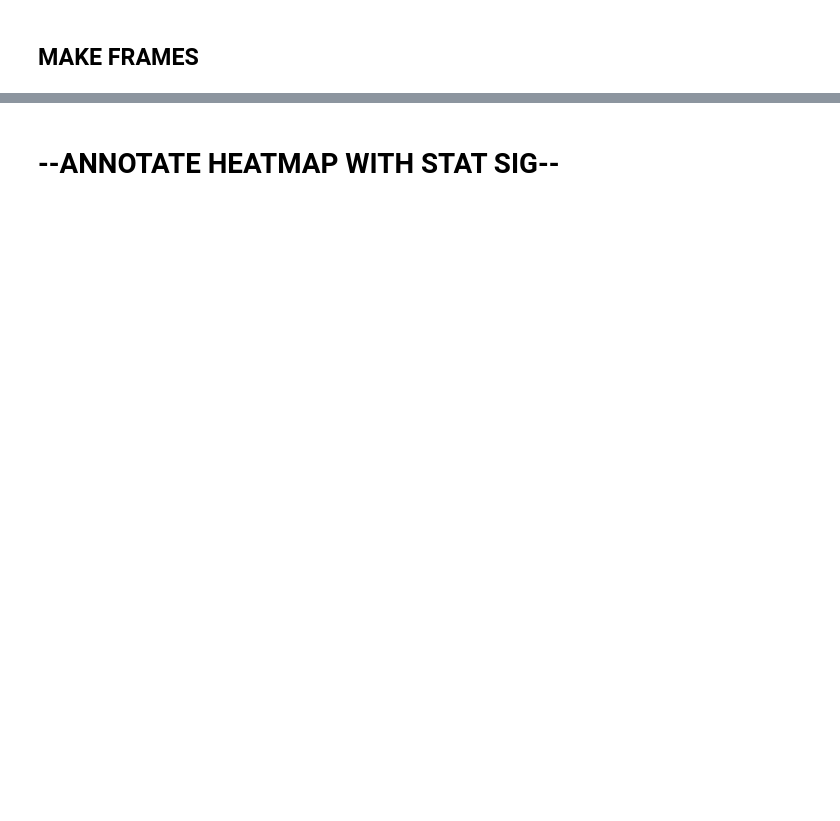
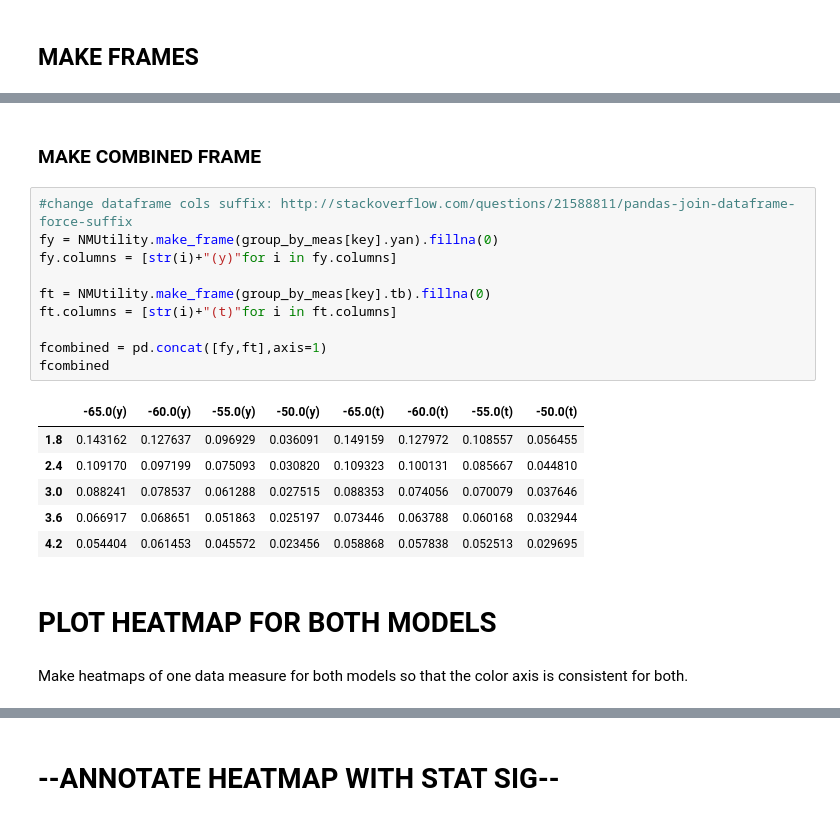
Before and after one commit to mfinemorris/NMProject, a Jupyter notebook: IPYNB/HeatMaps.ipynb, the cells around one changed output, grey strips where cells are left out. Saved outputs shown, nothing was run; the diff lists cells and outputs as text; blank space fills up the shorter version.

```diff
--- a/IPYNB/HeatMaps.ipynb
+++ b/IPYNB/HeatMaps.ipynb
@@ -183,0 +224,23 @@ frame_y_2
+# %% [markdown]
+### MAKE COMBINED FRAME
+# %%
+#change dataframe cols suffix: http://stackoverflow.com/questions/21588811/pandas-join-dataframe-force-suffix
+fy = NMUtility.make_frame(group_by_meas[key].yan).fillna(0)
+fy.columns = [str(i)+"(y)"for i in fy.columns]
+
+ft = NMUtility.make_frame(group_by_meas[key].tb).fillna(0)
+ft.columns = [str(i)+"(t)"for i in ft.columns]
+
+fcombined = pd.concat([fy,ft],axis=1)
+fcombined
+# %% [output]
+|  | -65.0(y) | -60.0(y) | -55.0(y) | -50.0(y) | -65.0(t) | -60.0(t) | -55.0(t) | -50.0(t) |
+| 1.8 | 0.143162 | 0.127637 | 0.096929 | 0.036091 | 0.149159 | 0.127972 | 0.108557 | 0.056455 |
+| 2.4 | 0.109170 | 0.097199 | 0.075093 | 0.030820 | 0.109323 | 0.100131 | 0.085667 | 0.044810 |
+| 3.0 | 0.088241 | 0.078537 | 0.061288 | 0.027515 | 0.088353 | 0.074056 | 0.070079 | 0.037646 |
+| 3.6 | 0.066917 | 0.068651 | 0.051863 | 0.025197 | 0.073446 | 0.063788 | 0.060168 | 0.032944 |
+| 4.2 | 0.054404 | 0.061453 | 0.045572 | 0.023456 | 0.058868 | 0.057838 | 0.052513 | 0.029695 |
+# %% [markdown]
+# PLOT HEATMAP FOR BOTH MODELS
+# %% [markdown]
+Make heatmaps of one data measure for both models so that the color axis is consistent for both.
```
Also changed, not shown: parts of 43 cells of this notebook.
